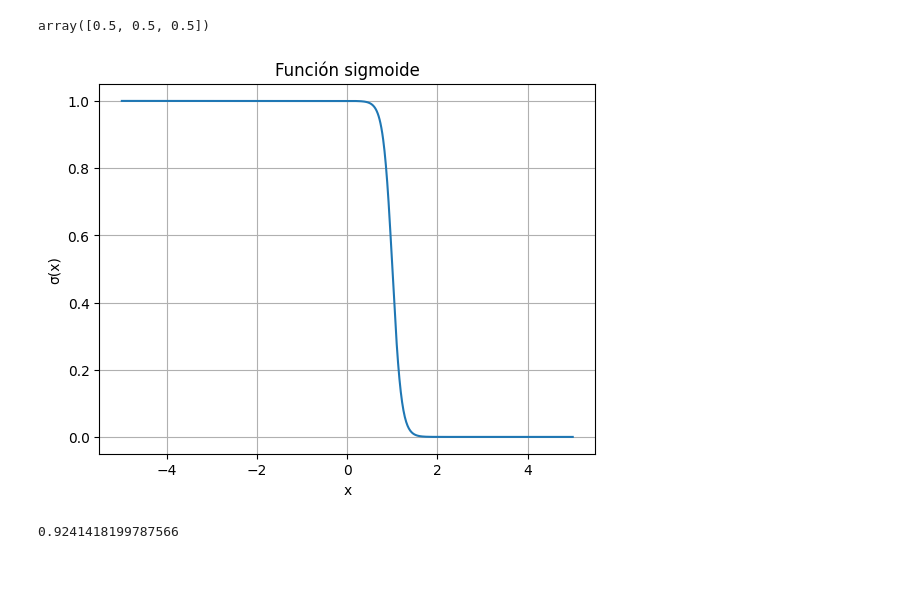
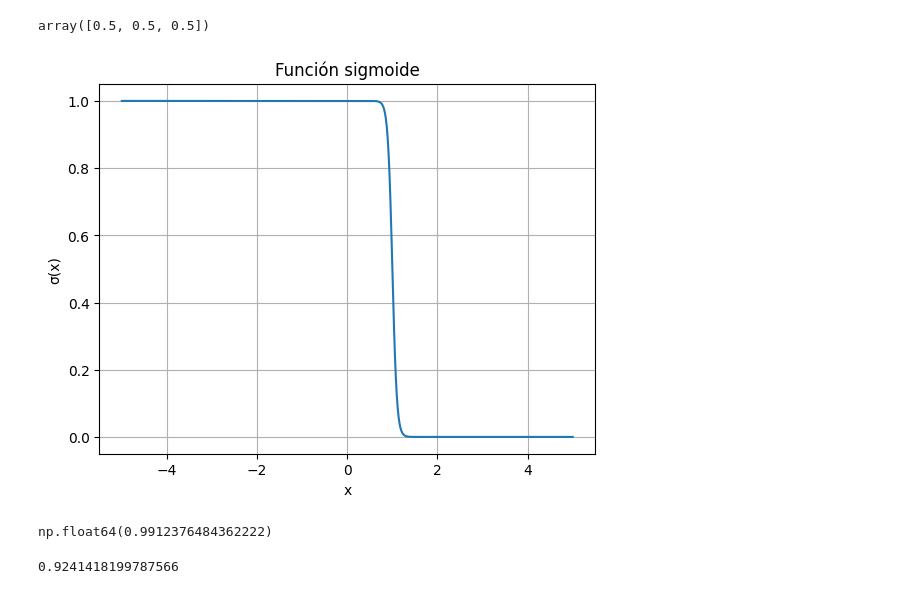
Before and after one commit to JuanAlva/sensorConnect_reader, a Jupyter notebook: zupt_nhc_threshold.ipynb, the cells around one changed output. Saved outputs shown, nothing was run; the diff lists cells and outputs as text; code cells hidden in the pictures.

```diff
--- a/zupt_nhc_threshold.ipynb
+++ b/zupt_nhc_threshold.ipynb
@@ -716,32 +752,42 @@ array([0.5, 0.5, 0.5])
 # %%
 import numpy as np
 import matplotlib.pyplot as plt
 
-def sigmoid_k(x, x0=1.0, k=10.0):
-    # k = 10 # que tan rápido crece la transición
+def sigmoid_k(x, x0=1, k=20.0):
+    # k = 10 # que tan rápido crece la transición, espacio entre rangos
     # x0 = 0.5 # punto de activación - umbral # control de reposo
     valor_min = 0
     valor_max = 1
     # s = 1 / (1 + np.exp(-k*(x-x0)))
-    s = 1 / (1 + np.exp(k * (x - x0)))
-    return valor_min + (valor_max - valor_min) * s
+    # z = 1 / (1 + np.exp(k * (x - x0)))
+    # z = np.clip(z, 0, 60)  # evita overflow
+
+    z = k * (x - x0)
+    z = np.clip(z, -10, 10)  # evita overflow
+    z = 1 / (1 + np.exp(z))
+    return valor_min + (valor_max - valor_min) * z
 
 x = np.linspace(-5, 5, 1000)
 y = sigmoid_k(x)
 
 plt.figure()
 plt.plot(x, y)
 plt.xlabel("x")
 plt.ylabel("σ(x)")
 plt.title("Función sigmoide")
 plt.grid(True)
 plt.show()
 
 # Criterio de eleccion de ruido
 # ACC_TH  ≈ 3σ_acc
 # GYRO_TH ≈ 3σ_gyro
 # %% [output]
-[figure, old version]
+[figure, new version]
+# %%
+pruebinia = sigmoid_k(0.527151, x0=1, k=10.0)
+pruebinia
+# %% [output]
+np.float64(0.9912376484362222)
 # %%
 y = 1 / (1+((np.e)**-2.5))
 y
```
Also changed, not shown: parts of 11 cells of this notebook, 1 other file.
